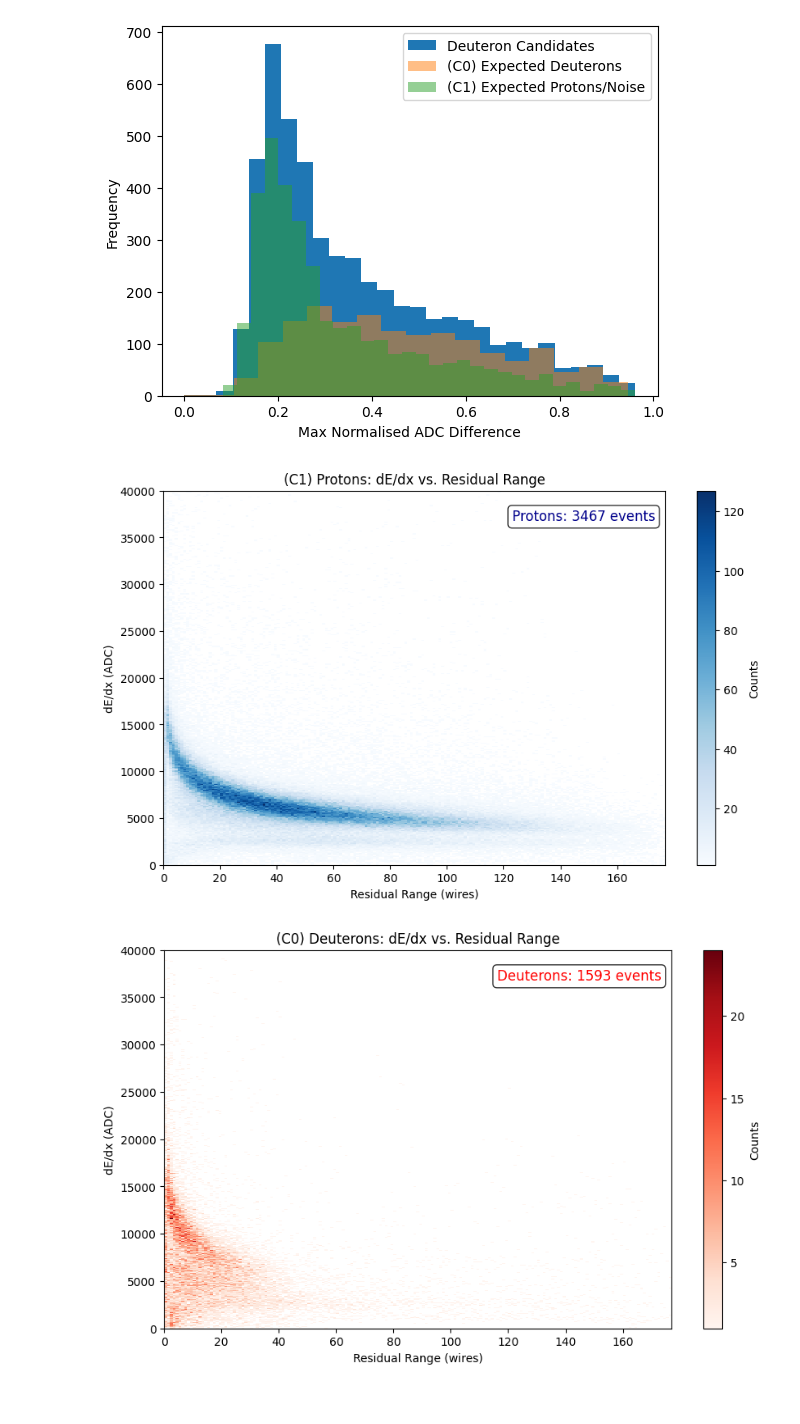
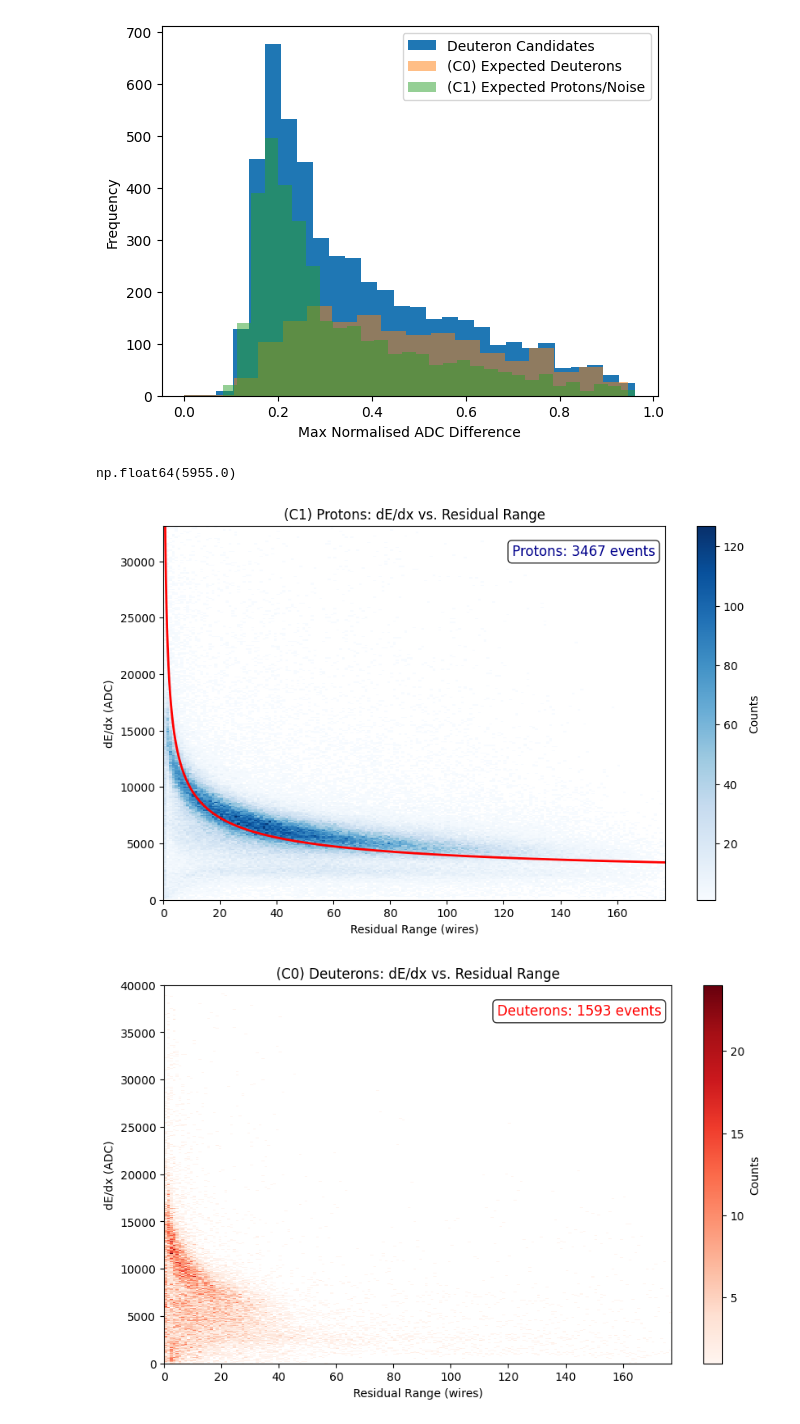
Before and after one commit to mohummudh/proton-deuteron, a Jupyter notebook: notebooks/autoencoder/2dCNN.ipynb, the cells around one changed output. Drawn from its saved outputs; the diff is of its cells as text; code cells hidden in the pictures.

```diff
--- a/notebooks/autoencoder/2dCNN.ipynb
+++ b/notebooks/autoencoder/2dCNN.ipynb
@@ -11,6 +11,8 @@ import seaborn as sns
 import matplotlib.pyplot as plt
 # %%
 allclusters = pd.read_pickle("/Users/user/data/research/proton-deuteron/csv/allclusters.pkl")
+masses = pd.read_csv('/Users/user/data/research/proton-deuteron/csv/picky+match.csv')
+
 
 HANDPICKED = '/Users/user/data/research/proton-deuteron/ssvd/handpicked_d.pkl'
 CANDIDATES = '/Users/user/data/research/proton-deuteron/ssvd/deuteron_candidates_clean.pkl'
@@ -20,6 +22,13 @@ h = pd.read_pickle(HANDPICKED)
 c = pd.read_pickle(CANDIDATES)
 
 deuterons = pd.concat([h, c], ignore_index=True)
+
+deuterons = pd.merge(
+    deuterons,
+    masses[['run', 'subrun', 'event', 'p', 'm', 'beamline_mass']],
+    on=['run', 'subrun', 'event'],
+    how='left'
+)
 # %%
 max(deuterons['width'])
 # %% [output]
@@ -634,25 +647,37 @@ deuterons['rr_diff'] = rr_diff
 
 d = deuterons[deuterons['cluster_gmm'] == 0]
 p = deuterons[deuterons['cluster_gmm'] == 1]
+# %%
+BETHE = '/Users/user/data/research/proton-deuteron/protons.txt'
+
+bethe_data = np.loadtxt(BETHE)
+resrange = bethe_data[:, 0]
+bb = bethe_data[:, 1]
+resrange = np.flip(resrange)
+# %%
+np.median(energy_protons)
+# %% [output]
+np.float64(5955.0)
 # %%
 # Concatenate proton data
 rr_protons = np.concatenate(p['rr'].values)
 energy_protons = np.concatenate(p['energy'].values)
 
 # Plot for protons
 plt.figure(figsize=(10, 6))
 plt.hist2d(rr_protons, energy_protons, bins=(177, 2000), cmap='Blues', cmin=1)
+plt.plot(resrange*2, bb*1105, linewidth=2, color='red', label='Bethe-Bloch mean')
 plt.colorbar(label='Counts')
 plt.xlabel('Residual Range (wires)')
 plt.ylabel('dE/dx (ADC)')
-plt.ylim(0, 40000)
+plt.ylim(0, 33150)
 plt.title('(C1) Protons: dE/dx vs. Residual Range')
 plt.text(0.98, 0.95, f'Protons: {len(p)} events',
          transform=plt.gca().transAxes, fontsize=12, color='darkblue',
          ha='right', va='top', bbox=dict(boxstyle='round', facecolor='white', alpha=0.8))
 plt.show()
 # %% [output]
-[figure, old version]
+[figure, new version]
 # %%
 # Concatenate proton data
 rr_d = np.concatenate(d['rr'].values)
```
Also changed, not shown: parts of 1 cell of this notebook, 5 other files.
